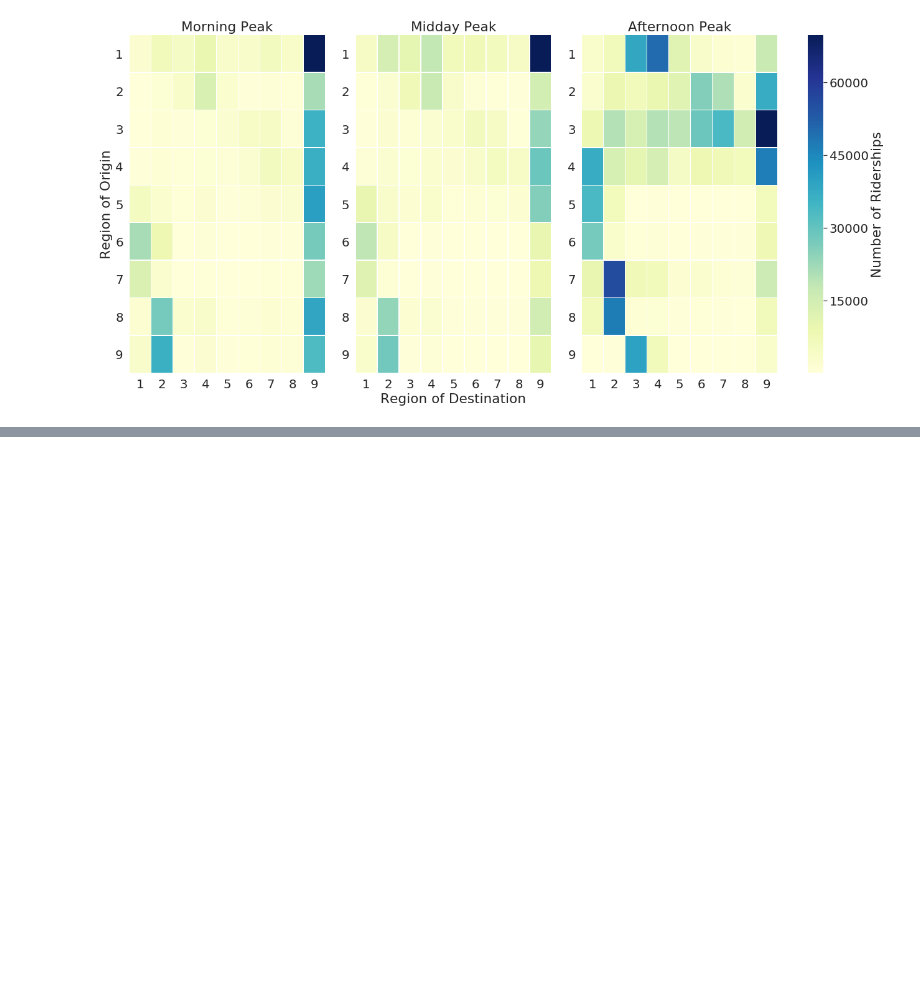
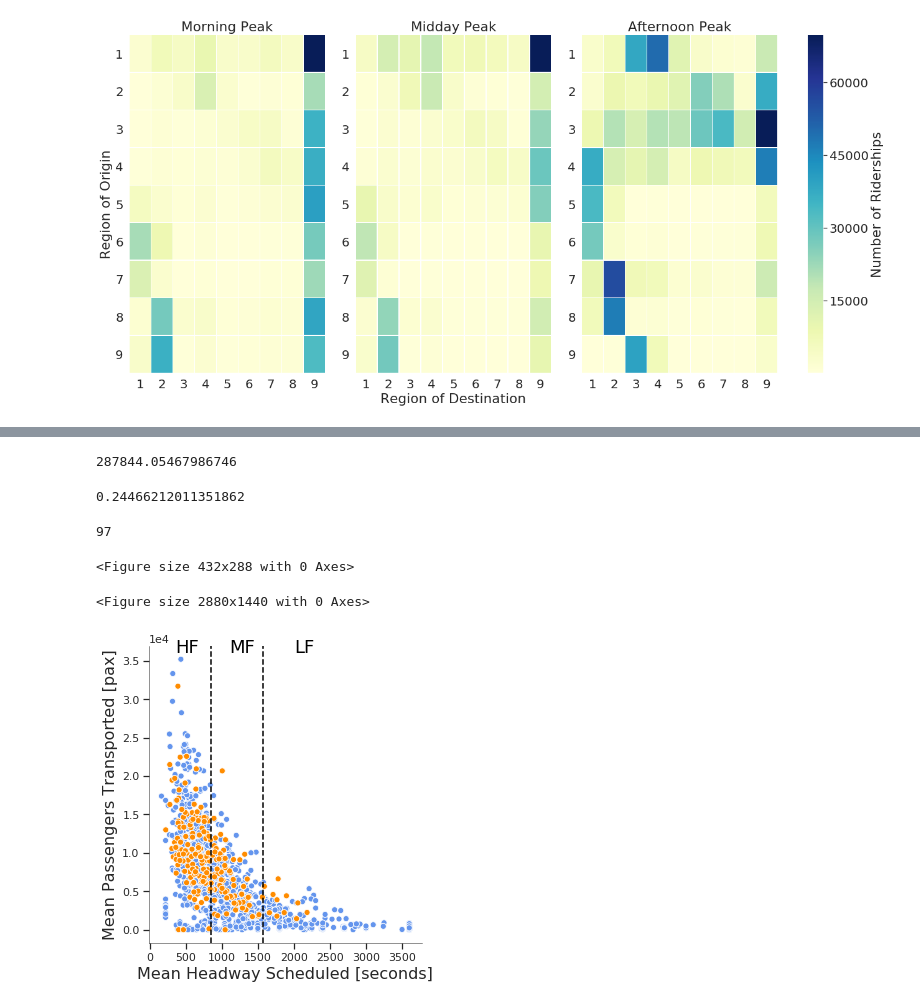
Before and after one commit to diluisi/SPTrans_reliability, a Jupyter notebook: Graficos.ipynb, the cells around one changed output, grey strips where cells are left out. Drawn from its saved outputs; the diff is of its cells as text; code cells hidden in the pictures; blank space fills up the shorter version.

```diff
--- a/Graficos.ipynb
+++ b/Graficos.ipynb
@@ -87,3 +304,6 @@ plt.savefig("OD_pico.pdf",format="pdf")
 plt.show()
 # %% [output]
 [figure]
+# %%
+with open('/home/diluisi/Documentos/SPTrans_reliability/data/demanda_freq.pkl', 'rb') as input_file:
+    pax = pickle.load(input_file)
@@ -89,0 +339,57 @@ plt.show()
+# %%
+ln = []
+for index, row in pax.iterrows():
+    if row['linha'] in linha:
+        ln.append(1)
+    else:
+        ln.append(0)
+pax['sampling'] = ln
+# %%
+pax[(pax['headway']> 1578)].groupby(['route']).total_px_transportado.mean().sum()
+# %% [output]
+287844.05467986746
+# %%
+2146439.2474543992/(6338792.180324938 + 2146439.2474543992 + 287844.05467986746)
+# %% [output]
+0.24466212011351862
+# %%
+72+25
+# %% [output]
+97
+# %%
+sns.set()
+sns.set_style("white", {'axes.linewidth':0.5, 'xtick.bottom':True, 'ytick.left':True})
+sns.despine()
+plt.figure(figsize=[40, 20])
+plt.rcParams['axes.linewidth'] = 0.5 #set the value globally
+from matplotlib.ticker import MaxNLocator
+
+df5a = pax[(pax['total_px_transportado']>0) & (pax['headway']>0)]
+df6 = df5a[['linha','sampling','headway','region','total_px_transportado']]
+grouped = df6.groupby(['linha','sampling','headway','region'], as_index = True).total_px_transportado.mean()
+df7 = grouped.reset_index()
+df7.sort_values(by=['sampling'],ascending=True,inplace=True)
+df7["region"].replace({"AREA 1": "Northwest", "AREA 2": "North", "AREA 3": "Northeast", "AREA 4": "East", "AREA 5": "Southeast", "AREA 6": "South", "AREA 7": "Southwest", "AREA 8": "West"}, inplace=True)
+
+sns.relplot(data = df7, x = 'headway', y = 'total_px_transportado',kind='scatter', hue='sampling',legend=False,palette=['cornflowerblue','darkorange'])
+plt.ticklabel_format(style='sci', axis='y', scilimits=(0,0))
+plt.axvline(855, c='black',ls='--')
+plt.axvline(1578, c='black',ls='--')
+plt.ylabel('Mean Passengers Transported [pax]',fontsize=16)
+plt.xlabel('Mean Headway Scheduled [seconds]',fontsize=16)
+plt.text(350, 36000, 'HF', color="black", fontsize=18,)
+plt.text(1100, 36000, 'MF', color="black", fontsize=18,)
+plt.text(2000, 36000, 'LF', color="black", fontsize=18,)
+#plt.text(650, 35000, 'headway scheduled'+ '=' + '600s', color="black", fontsize=14,)
+plt.savefig('/home/diluisi/Downloads/passengers.pdf')
+#plt.show()
+
+#g = sns.relplot(data = df7, x = 'headway', y = 'total_px_transportado',col="region", kind='scatter', hue='sampling')
+#(g.map(plt.axvline, x=600,c='black',ls='--'))
+#plt.xticks(rotation=90)
+#plt.xaxis.set_major_locator(MaxNLocator(integer=True))
+#plt.show()
+# %% [output]
+<Figure size 432x288 with 0 Axes>
+<Figure size 2880x1440 with 0 Axes>
+[figure, added]
```
Also changed, not shown: parts of 10 cells of this notebook, 12 other files.
